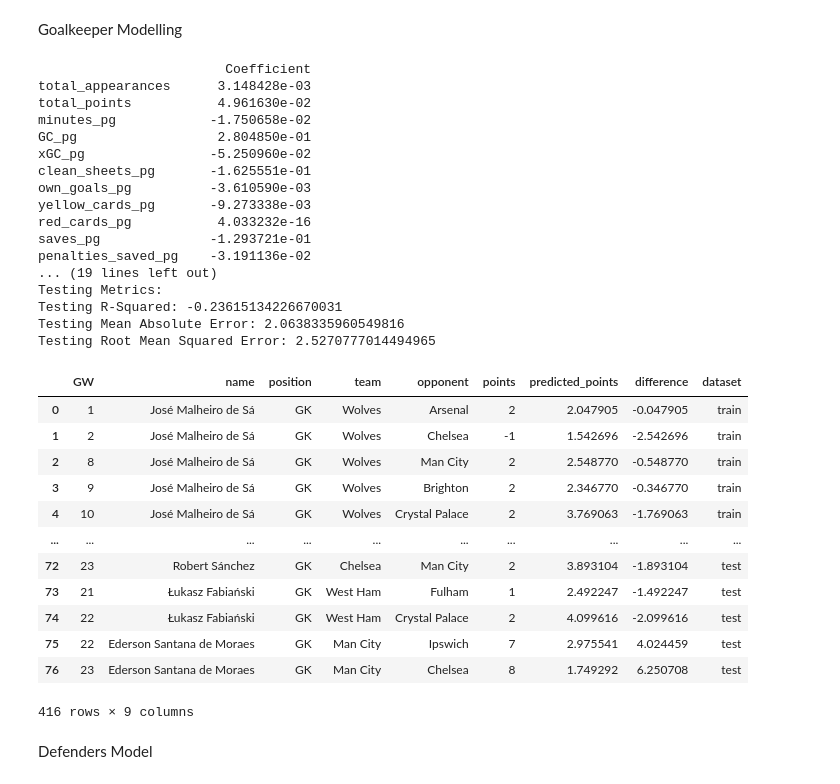
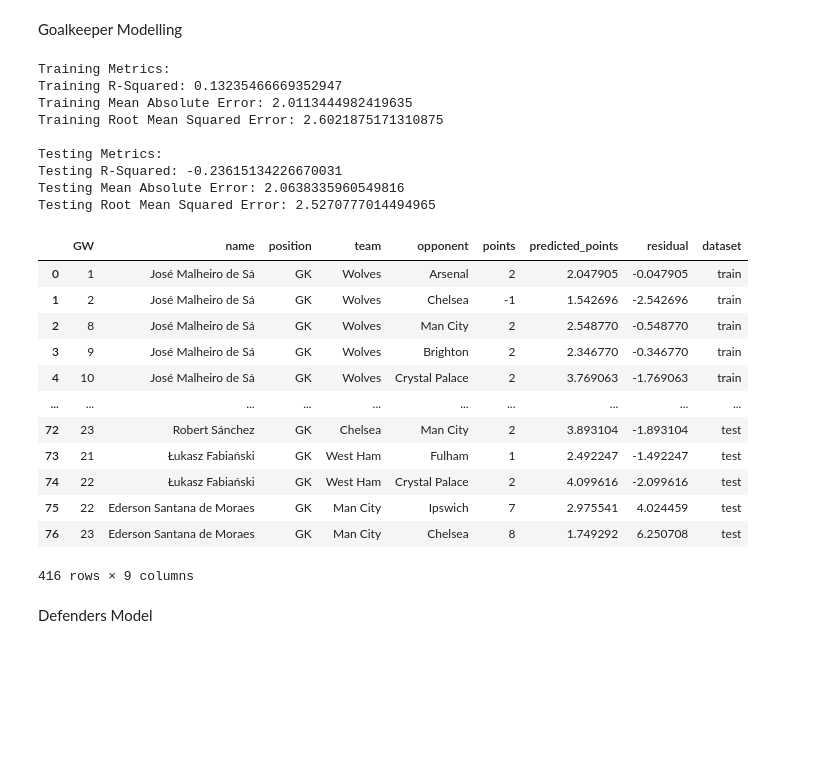
Before and after one commit to mattfurey1/fpl_points_predictor, a Jupyter notebook: project.ipynb, the cells around one changed output. Drawn from its saved outputs; the diff is of its cells as text; code cells hidden in the pictures; blank space fills up the shorter version.

Commit message:
added more documentation and post model analysis

```diff
--- a/project.ipynb
+++ b/project.ipynb
@@ -807,6 +809,15 @@ To account for these differences, I split the dataset by player position and tra
 This position-specific approach improves prediction accuracy and allows for fairer evaluation of player performance based on their unique scoring criteria.
 # %%
 def get_position_df(df, position):
+    """
+    Function to filter the dataframe by position and drop columns that do not contribute to points for that position.
+    Args:
+        df (dataframe): A dataframe to filter - this should be the final_train_df or final_test_df
+        position (string): position to filter by (FWD, MID, DEF, GK)
+
+    Returns:
+        df (dataframe): A dataframe filtered by position and with columns that do not contribute to points for that position dropped.
+    """
 
     # filter the dataframe by position
     df = df.loc[(df.index.get_level_values('position') == position)].copy()
@@ -859,6 +870,17 @@ df_fwd_train
 Need to save the actual model built for each position so I can use it to make predictions on future gameweeks
 # %%
 def linear_regression_modelling(train_df, test_df):
+    """
+    Function to fit a linear regression model to the training data and predict the points for the test data.
+
+    Args:
+        train_df (dataframe): A dataframe to train the model on
+        test_df (dataframe): A dataframe to test the model on
+
+    Returns:
+        lr_model (model): A fitted linear regression model
+        results_df (dataframe): A dataframe with the predicted points vs actual points for the training and test data
+    """
 
     # split the data into features and target
     X_train = train_df.drop(columns=["points"]).copy()
@@ -875,15 +897,14 @@ def linear_regression_modelling(train_df, test_df):
 
     # fit the model
     linear_regression = LinearRegression()
-    linear_regression.fit(X_train_scaled, y_train)
+    lr_model = linear_regression.fit(X_train_scaled, y_train)
 
     # show the coefficients of the model
-    coefficients_df = pd.DataFrame(data=linear_regression.coef_, index=X_train.columns, columns=['Coefficient'])
-    print(coefficients_df, "\n")
+    coefficients_df = pd.DataFrame(data=lr_model.coef_, index=X_train.columns, columns=['Coefficient'])
 
     # predict the points
-    y_pred_train = linear_regression.predict(X_train_scaled)
-    y_pred_test = linear_regression.predict(X_test_scaled)
+    y_pred_train = lr_model.predict(X_train_scaled)
+    y_pred_test = lr_model.predict(X_test_scaled)
 
     # print the metrics
     print("Training Metrics:")
@@ -904,7 +925,7 @@ def linear_regression_modelling(train_df, test_df):
                               "opponent" : train_df.index.get_level_values('opponent'),
                               "points" : train_df['points'].values,
                               "predicted_points" : y_pred_train})
-    results_df_train["difference"] = results_df_train["points"] - results_df_train["predicted_points"]
+    results_df_train["residual"] = results_df_train["points"] - results_df_train["predicted_points"]
     results_df_train["dataset"] = "train"
 
     results_df_test = pd.DataFrame({'GW' : test_df.index.get_level_values('GW'),
@@ -914,36 +935,28 @@ def linear_regression_modelling(train_df, test_df):
                               "opponent" : test_df.index.get_level_values('opponent'),
                               "points" : test_df['points'].values,
                               "predicted_points" : y_pred_test})
-    results_df_test["difference"] = results_df_test["points"] - results_df_test["predicted_points"]
+    results_df_test["residual"] = results_df_test["points"] - results_df_test["predicted_points"]
     results_df_test["dataset"] = "test"
 
     results_df = pd.concat([results_df_train, results_df_test])
 
-    return results_df
+    return lr_model, coefficients_df, results_df
 # %% [markdown]
 Goalkeeper Modelling
 # %%
-gk_model_df = linear_regression_modelling(df_gk_train, df_gk_test)
+gk_lr_model, gk_coef_df, gk_model_df = linear_regression_modelling(df_gk_train, df_gk_test)
 gk_model_df
 # %% [output]
-                        Coefficient
-total_appearances      3.148428e-03
-total_points           4.961630e-02
-minutes_pg            -1.750658e-02
-GC_pg                  2.804850e-01
-xGC_pg                -5.250960e-02
-clean_sheets_pg       -1.625551e-01
-own_goals_pg          -3.610590e-03
-yellow_cards_pg       -9.273338e-03
-red_cards_pg           4.033232e-16
-saves_pg              -1.293721e-01
-penalties_saved_pg    -3.191136e-02
-... (19 lines left out)
+Training Metrics:
+Training R-Squared: 0.13235466669352947
+Training Mean Absolute Error: 2.0113444982419635
+Training Root Mean Squared Error: 2.6021875171310875
+
 Testing Metrics:
 Testing R-Squared: -0.23615134226670031
 Testing Mean Absolute Error: 2.0638335960549816
 Testing Root Mean Squared Error: 2.5270777014494965
-|  | GW | name | position | team | opponent | points | predicted_points | difference | dataset |
+|  | GW | name | position | team | opponent | points | predicted_points | residual | dataset |
 | 0 | 1 | José Malheiro de Sá | GK | Wolves | Arsenal | 2 | 2.047905 | -0.047905 | train |
 | 1 | 2 | José Malheiro de Sá | GK | Wolves | Chelsea | -1 | 1.542696 | -2.542696 | train |
 | 2 | 8 | José Malheiro de Sá | GK | Wolves | Man City | 2 | 2.548770 | -0.548770 | train |
```
Also changed, not shown: parts of 15 cells of this notebook.
